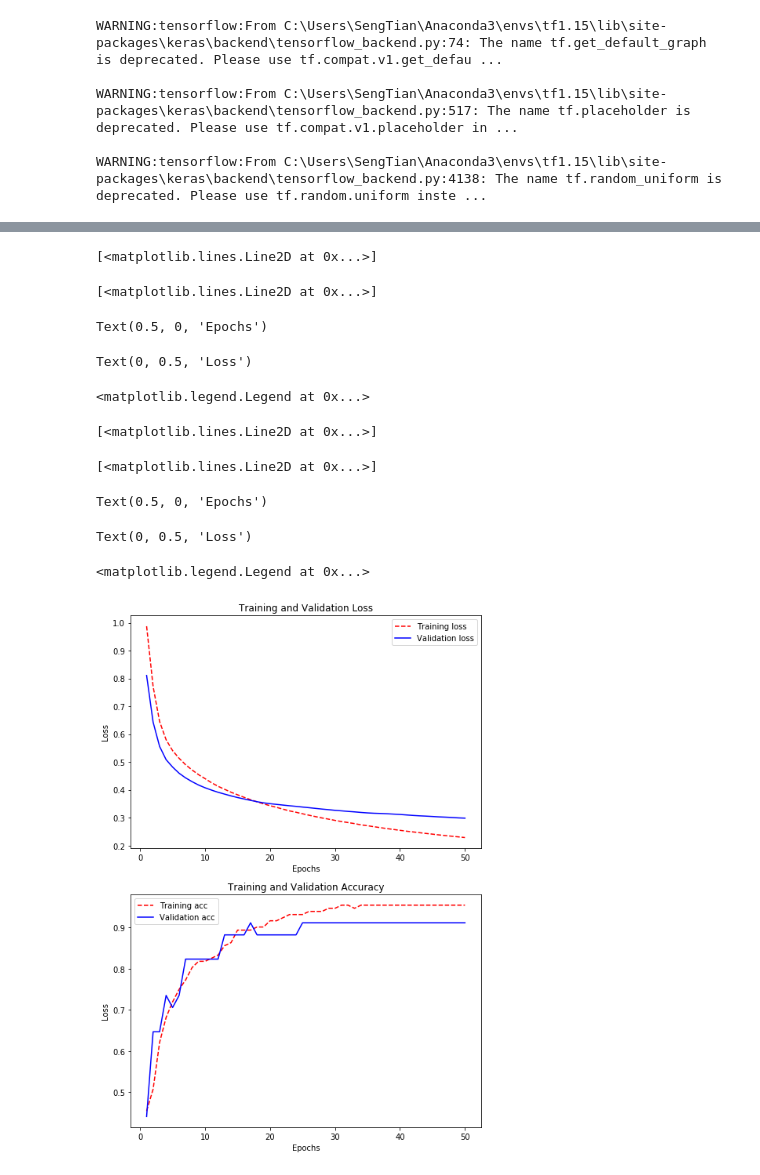
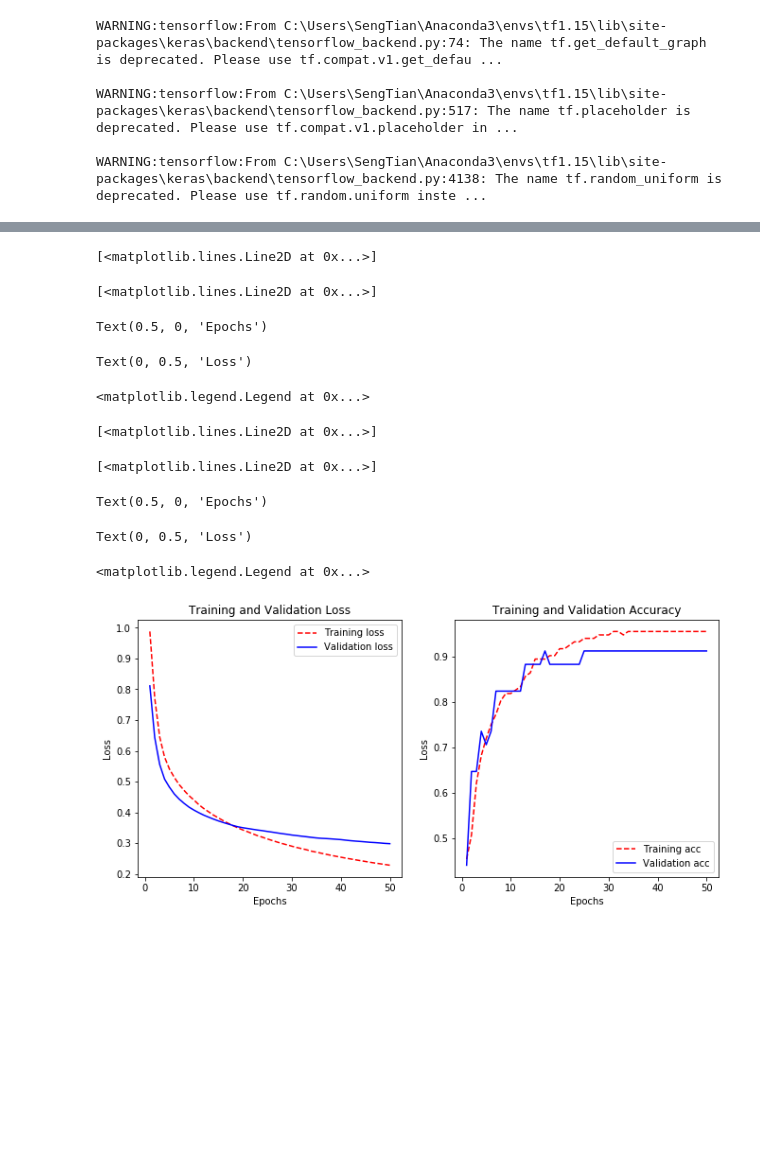
Before and after one commit to koayst/rp_deep_learning, a Jupyter notebook: Question_1/Question1_DLF.ipynb, the cells around one changed output, grey strips where cells are left out. Saved outputs shown, nothing was run; the diff lists cells and outputs as text; code cells hidden in the pictures; blank space fills up the shorter version.

```diff
--- a/Question_1/Question1_DLF.ipynb
+++ b/Question_1/Question1_DLF.ipynb
@@ -209,36 +209,36 @@ val_acc_values = history_dict['val_acc']
 
 epochs = range(1, len(loss_values) + 1)
 # %%
-fig = plt.figure(figsize=(8,12))
-ax1 = fig.add_subplot(211)
-ax2 = fig.add_subplot(212)
+fig = plt.figure(figsize=(11,5))
+ax1 = fig.add_subplot(121)
+ax2 = fig.add_subplot(122)
 
 #draw a chart to show validation vs training losses
 ax1.plot(epochs, loss_values, 'r--', label='Training loss')
 ax1.plot(epochs, val_loss_values, 'b', label='Validation loss')
 ax1.title.set_text('Training and Validation Loss')
 ax1.set_xlabel('Epochs')
 ax1.set_ylabel('Loss')
 ax1.legend()
 
 # draw a chart to show validation vs training accuracy
 ax2.plot(epochs, acc_values, 'r--', label='Training acc')
 ax2.plot(epochs, val_acc_values, 'b', label='Validation acc')
 ax2.title.set_text('Training and Validation Accuracy')
 ax2.set_xlabel('Epochs')
 ax2.set_ylabel('Loss')
 ax2.legend()
 
 plt.show()
 # %% [output]
 [<matplotlib.lines.Line2D at 0x...>]
 [<matplotlib.lines.Line2D at 0x...>]
 Text(0.5, 0, 'Epochs')
 Text(0, 0.5, 'Loss')
 <matplotlib.legend.Legend at 0x...>
 [<matplotlib.lines.Line2D at 0x...>]
 [<matplotlib.lines.Line2D at 0x...>]
 Text(0.5, 0, 'Epochs')
 Text(0, 0.5, 'Loss')
 <matplotlib.legend.Legend at 0x...>
-[figure, old version]
+[figure, new version]
```
Also changed, not shown: parts of 2 cells of this notebook.
